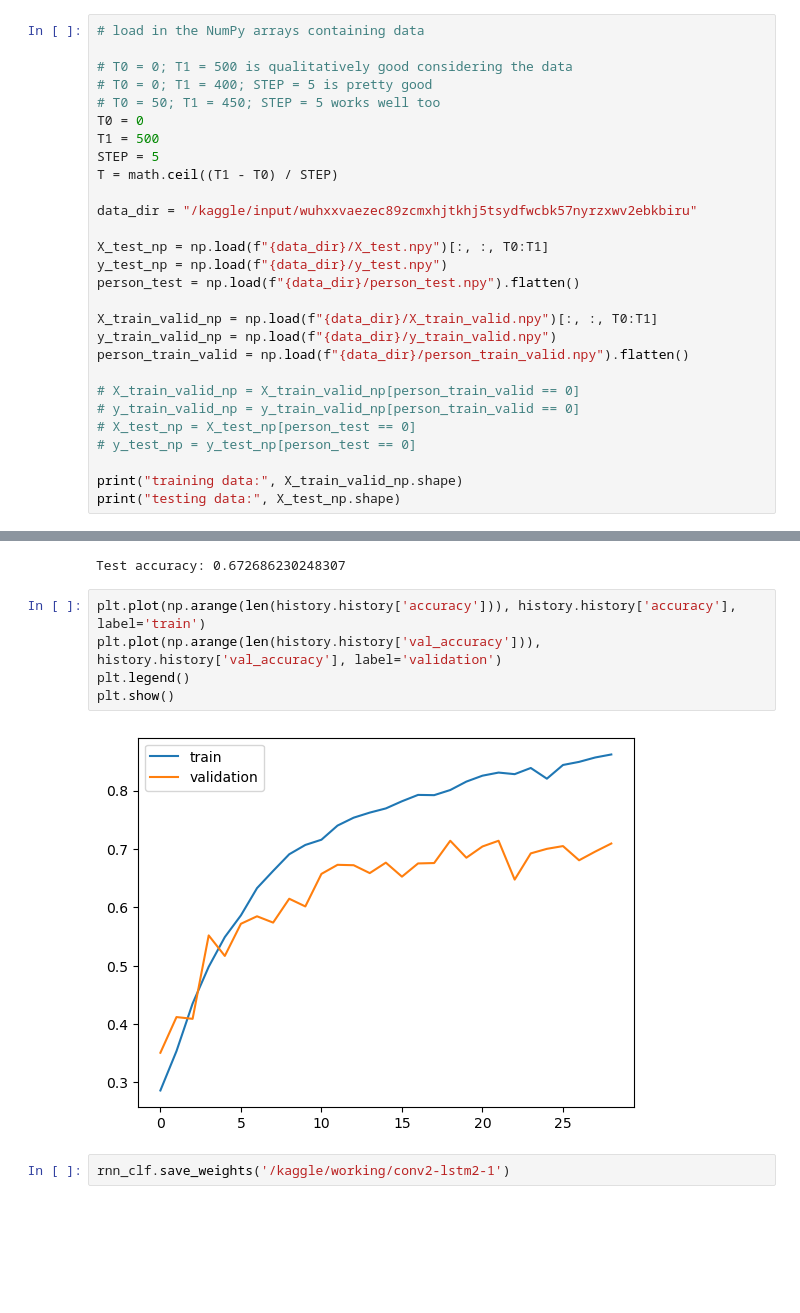
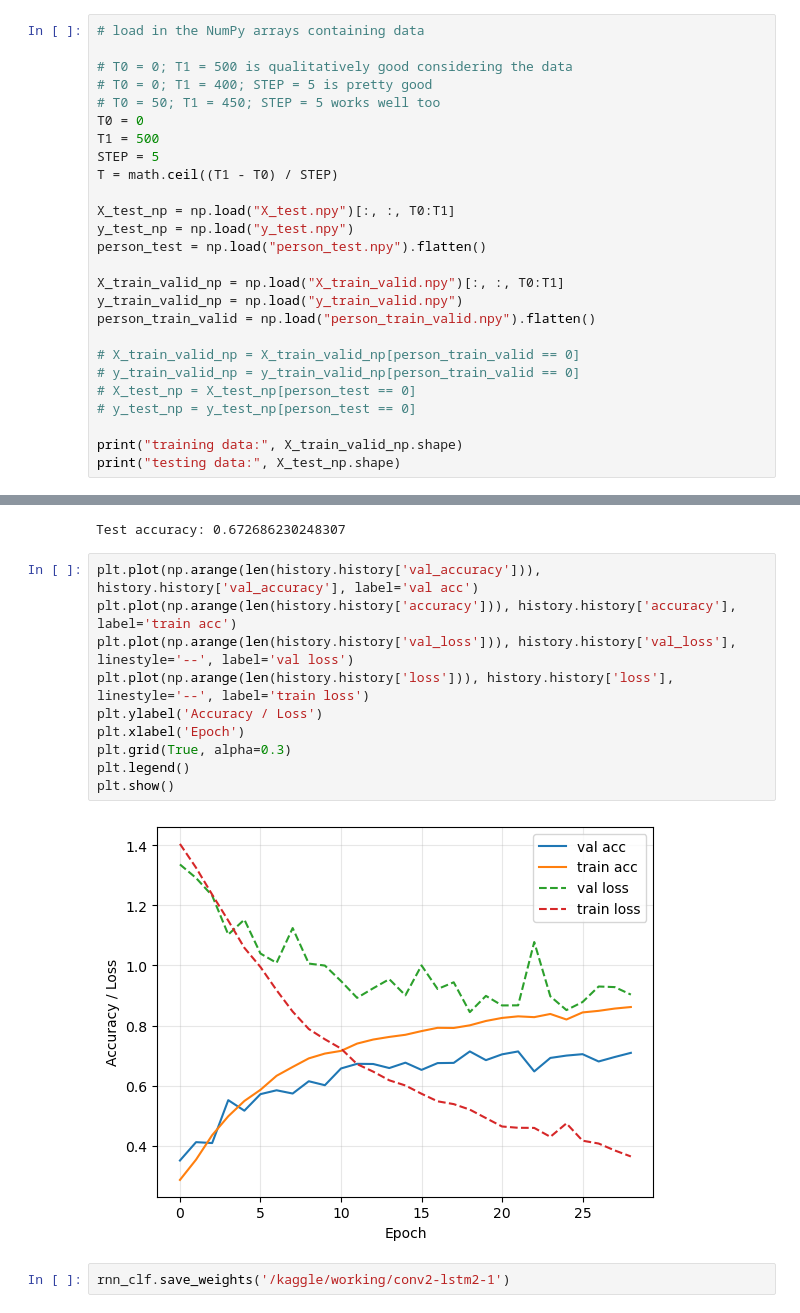
Before and after one commit to matthewyu01/eeg-classifier, a Jupyter notebook: eeg-classifier-tf.ipynb, the cells around one changed output, grey strips where cells are left out. Cells and saved outputs as stored; diff of their text form; blank space fills up the shorter version.

Commit message:
Clean up graphs generated in CRNN notebook

```diff
--- a/eeg-classifier-tf.ipynb
+++ b/eeg-classifier-tf.ipynb
@@ -36,15 +36,13 @@ T1 = 500
 STEP = 5
 T = math.ceil((T1 - T0) / STEP)
 
-data_dir = "/kaggle/input/wuhxxvaezec89zcmxhjtkhj5tsydfwcbk57nyrzxwv2ebkbiru"
+X_test_np = np.load("X_test.npy")[:, :, T0:T1]
+y_test_np = np.load("y_test.npy")
+person_test = np.load("person_test.npy").flatten()
 
-X_test_np = np.load(f"{data_dir}/X_test.npy")[:, :, T0:T1]
-y_test_np = np.load(f"{data_dir}/y_test.npy")
-person_test = np.load(f"{data_dir}/person_test.npy").flatten()
-
-X_train_valid_np = np.load(f"{data_dir}/X_train_valid.npy")[:, :, T0:T1]
-y_train_valid_np = np.load(f"{data_dir}/y_train_valid.npy")
-person_train_valid = np.load(f"{data_dir}/person_train_valid.npy").flatten()
+X_train_valid_np = np.load("X_train_valid.npy")[:, :, T0:T1]
+y_train_valid_np = np.load("y_train_valid.npy")
+person_train_valid = np.load("person_train_valid.npy").flatten()
 
 # X_train_valid_np = X_train_valid_np[person_train_valid == 0]
 # y_train_valid_np = y_train_valid_np[person_train_valid == 0]
@@ -286,12 +347,17 @@ print(f"Test accuracy: {np.sum(y_pred == y_test_np) / len(y_pred)}")
 # %% [output]
 Test accuracy: 0.672686230248307
 # %%
-plt.plot(np.arange(len(history.history['accuracy'])), history.history['accuracy'], label='train')
-plt.plot(np.arange(len(history.history['val_accuracy'])), history.history['val_accuracy'], label='validation')
+plt.plot(np.arange(len(history.history['val_accuracy'])), history.history['val_accuracy'], label='val acc')
+plt.plot(np.arange(len(history.history['accuracy'])), history.history['accuracy'], label='train acc')
+plt.plot(np.arange(len(history.history['val_loss'])), history.history['val_loss'], linestyle='--', label='val loss')
+plt.plot(np.arange(len(history.history['loss'])), history.history['loss'], linestyle='--', label='train loss')
+plt.ylabel('Accuracy / Loss')
+plt.xlabel('Epoch')
+plt.grid(True, alpha=0.3)
 plt.legend()
 plt.show()
 # %% [output]
-[figure, old version]
+[figure, new version]
 # %%
 rnn_clf.save_weights('/kaggle/working/conv2-lstm2-1')
 # %% [markdown]
```
Also changed, not shown: parts of 2 cells of this notebook.
